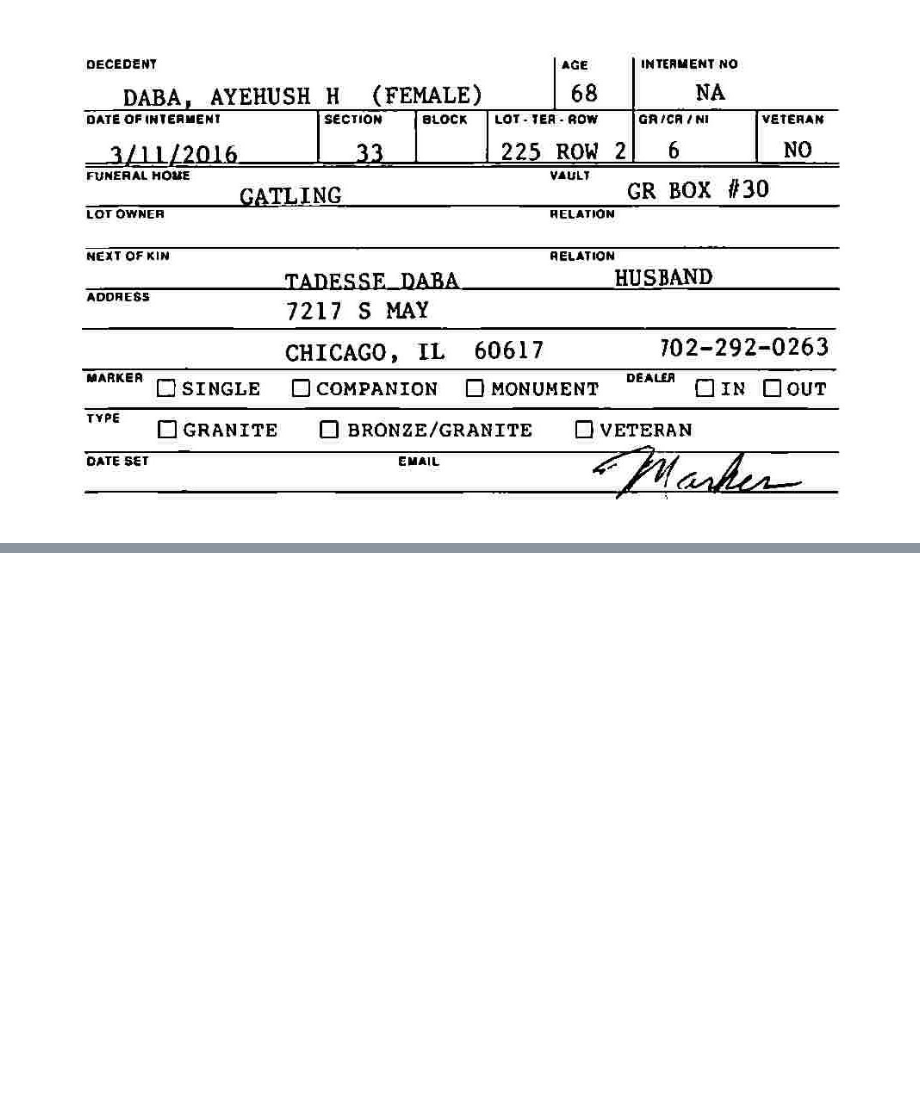
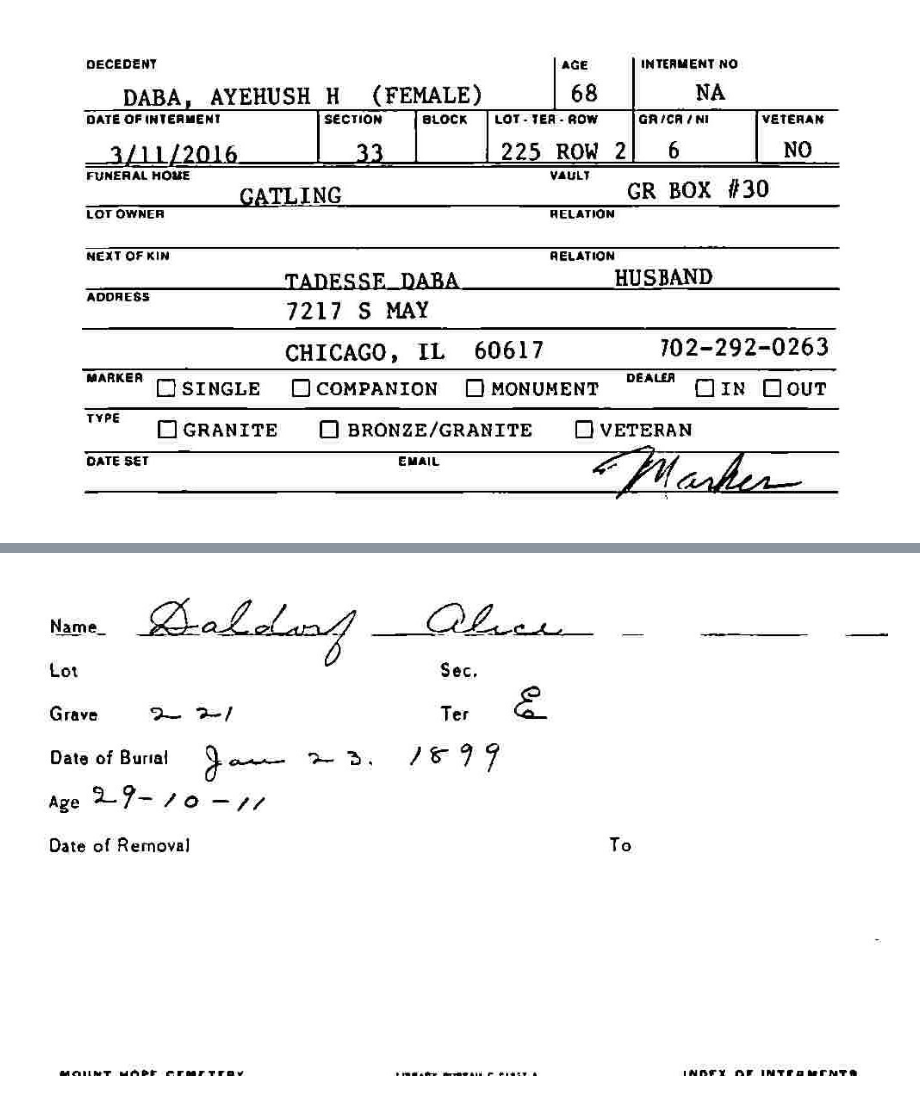
Before and after one commit to cwperks/eai6020, a Jupyter notebook: notebooks/pytesseract-scratch.ipynb, the cells around one changed output, grey strips where cells are left out. Drawn from its saved outputs; the diff is of its cells as text; code cells hidden in the pictures; blank space fills up the shorter version.

```diff
--- a/notebooks/pytesseract-scratch.ipynb
+++ b/notebooks/pytesseract-scratch.ipynb
@@ -30,0 +31,5 @@ LG
+# %%
+from IPython.display import Image
+Image(filename='../OneDrive_1_11-6-2019/iCard_021992_1_DALDORF_ALICE.jpg')
+# %% [output]
+[figure, added]
```
Also changed, not shown: parts of 3 cells of this notebook.
